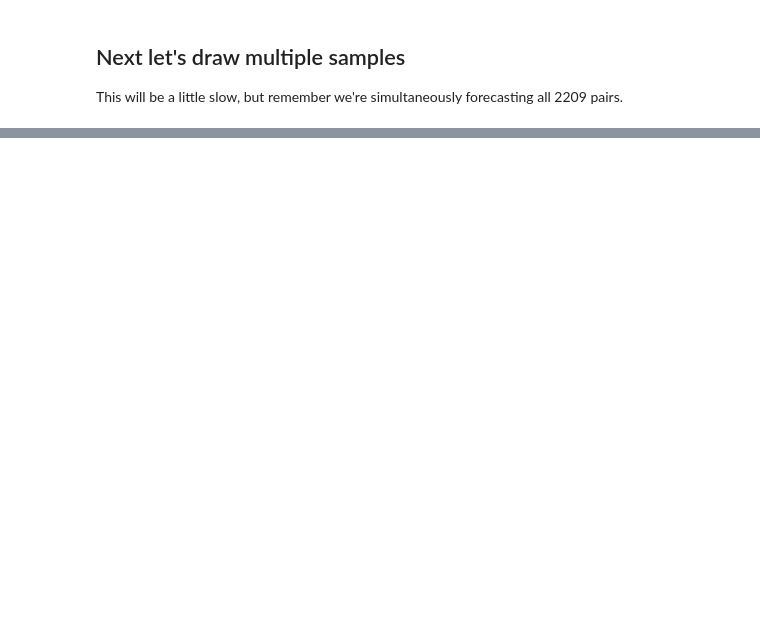
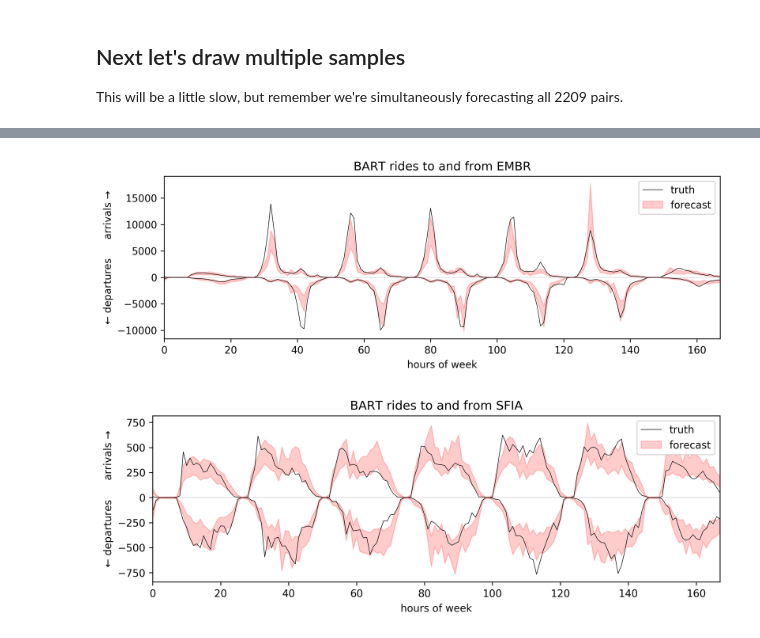
Before and after one commit to pyro-ppl/sandbox, a Jupyter notebook: 2019-08-time-series/bart/forecast.ipynb, the cells around one changed output, grey strips where cells are left out. Cells and saved outputs as stored; diff of their text form; code cells hidden in the pictures; blank space fills up the shorter version.

Commit message:
Update part_iii and bart notebooks

```diff
--- a/2019-08-time-series/bart/forecast.ipynb
+++ b/2019-08-time-series/bart/forecast.ipynb
@@ -145,0 +150,29 @@ for origin, destin in [("SFIA", "EMBR"), ("EMBR", "SFIA")]:
+# %%
+for station in ["EMBR", "SFIA"]:
+    s = forecaster.dataset["stations"].index(station)
+    t = torch.arange(len(truth))
+    pyplot.figure(figsize=(10, 3), dpi=300)
+    pyplot.title("BART rides to and from {}".format(station))
+    pyplot.plot(t, -truth[:, s, :].sum(-1), 'k-', lw=0.5)
+    pyplot.plot(t, truth[:, :, s].sum(-1), 'k-', lw=0.5, label="truth")
+    pyplot.axhline(0, color='k', lw=0.5, alpha=0.2)
+
+    # departures
+    sums = -samples[:, :, s, :].sum(-1)
+    low = sums.kthvalue(10, dim=0)[0]
+    high = sums.kthvalue(90, dim=0)[0]
+    pyplot.fill_between(t, low, high, color='red', alpha=0.2, label="forecast")
+
+    # arrivals
+    sums = samples[:, :, :, s].sum(-1)
+    low = sums.kthvalue(10, dim=0)[0]
+    high = sums.kthvalue(90, dim=0)[0]
+    pyplot.fill_between(t, low, high, color='red', alpha=0.2)
+
+    pyplot.xlabel("hours of week")
+    pyplot.ylabel("← departures      arrivals →")
+    pyplot.xlim(t.min(), t.max())
+    pyplot.legend(loc='best');
+# %% [output]
+[figure, added]
+[figure, added]
```
Also changed, not shown: parts of 5 cells of this notebook, 10 other files.
